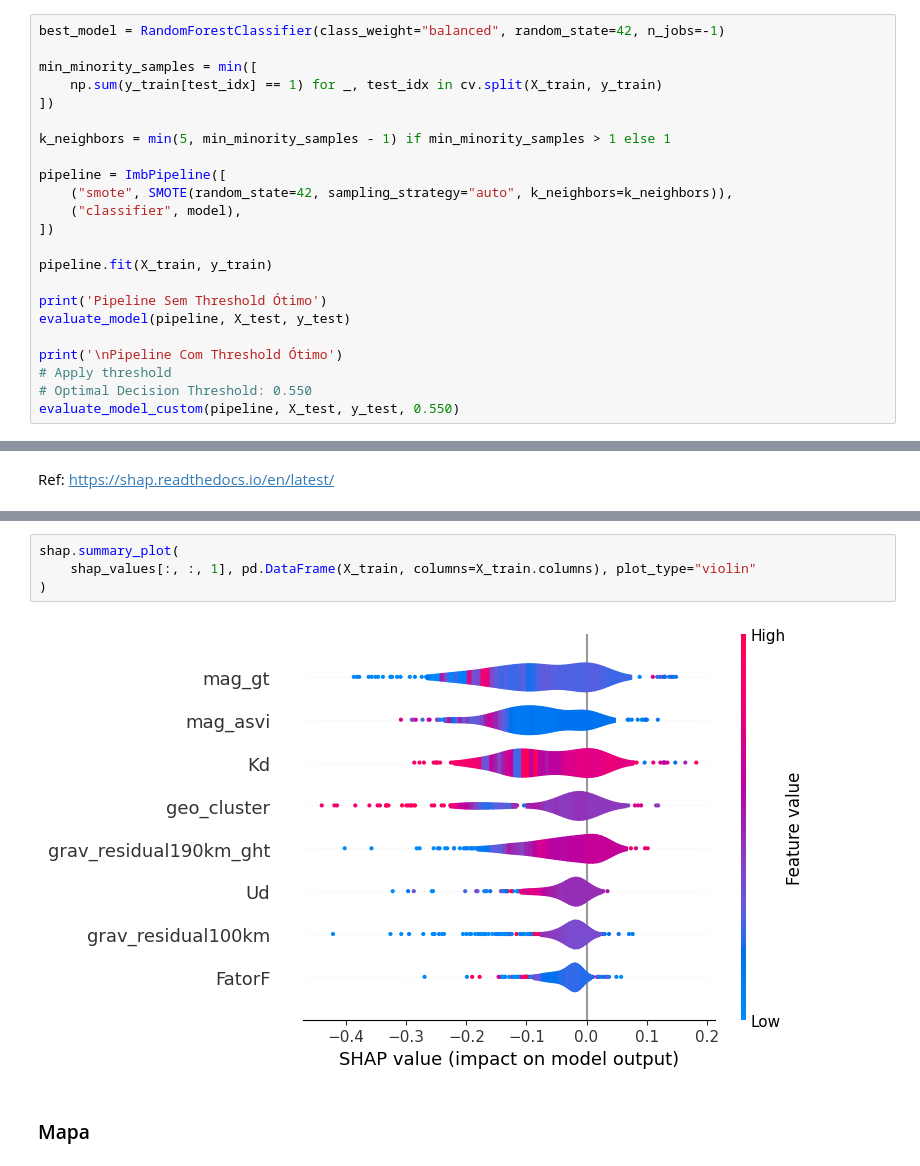
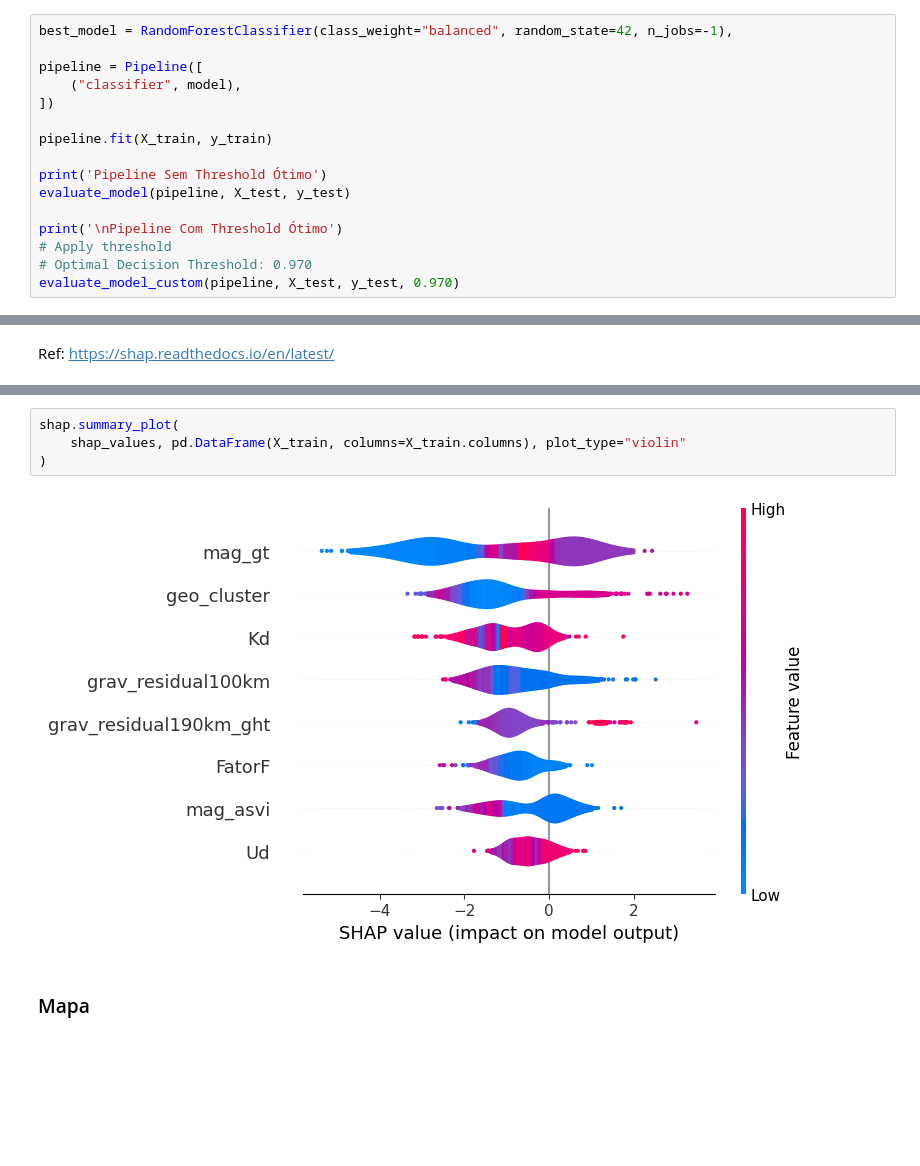
Before and after one commit to renan2scarvalho/tcc-univesp, a Jupyter notebook: notebooks/v1/tcc_ouro.ipynb, the cells around one changed output, grey strips where cells are left out. Cells and saved outputs as stored; diff of their text form; blank space fills up the shorter version.

Commit message:
- chore: atualiza pipeline inicial dos notebooks - finaliza a versão dos 2 notebooks de ouro

```diff
--- a/notebooks/v1/tcc_ouro.ipynb
+++ b/notebooks/v1/tcc_ouro.ipynb
@@ -1244,14 +1274,7 @@ Optimal Threshold: 1.000
 # %%
-best_model = RandomForestClassifier(class_weight="balanced", random_state=42, n_jobs=-1)
+best_model = RandomForestClassifier(class_weight="balanced", random_state=42, n_jobs=-1),
 
-min_minority_samples = min([
-    np.sum(y_train[test_idx] == 1) for _, test_idx in cv.split(X_train, y_train)
-])
-
-k_neighbors = min(5, min_minority_samples - 1) if min_minority_samples > 1 else 1
-
-pipeline = ImbPipeline([
-    ("smote", SMOTE(random_state=42, sampling_strategy="auto", k_neighbors=k_neighbors)),
+pipeline = Pipeline([
     ("classifier", model),
 ])
 
@@ -1262,7 +1285,7 @@ evaluate_model(pipeline, X_test, y_test)
 
 print('\nPipeline Com Threshold Ótimo')
 # Apply threshold
-# Optimal Decision Threshold: 0.550
-evaluate_model_custom(pipeline, X_test, y_test, 0.550)
+# Optimal Decision Threshold: 0.970
+evaluate_model_custom(pipeline, X_test, y_test, 0.970)
 # %% [output]
 Pipeline Sem Threshold Ótimo
@@ -1361,9 +1381,9 @@ shap.summary_plot(
 # %%
 shap.summary_plot(
-    shap_values[:, :, 1], pd.DataFrame(X_train, columns=X_train.columns), plot_type="violin"
+    shap_values, pd.DataFrame(X_train, columns=X_train.columns), plot_type="violin"
 )
 # %% [output]
-[figure, old version]
+[figure, new version]
 # %% [markdown]
 ### Mapa
 # %%
```
Also changed, not shown: parts of 17 cells of this notebook, 3 other files.
